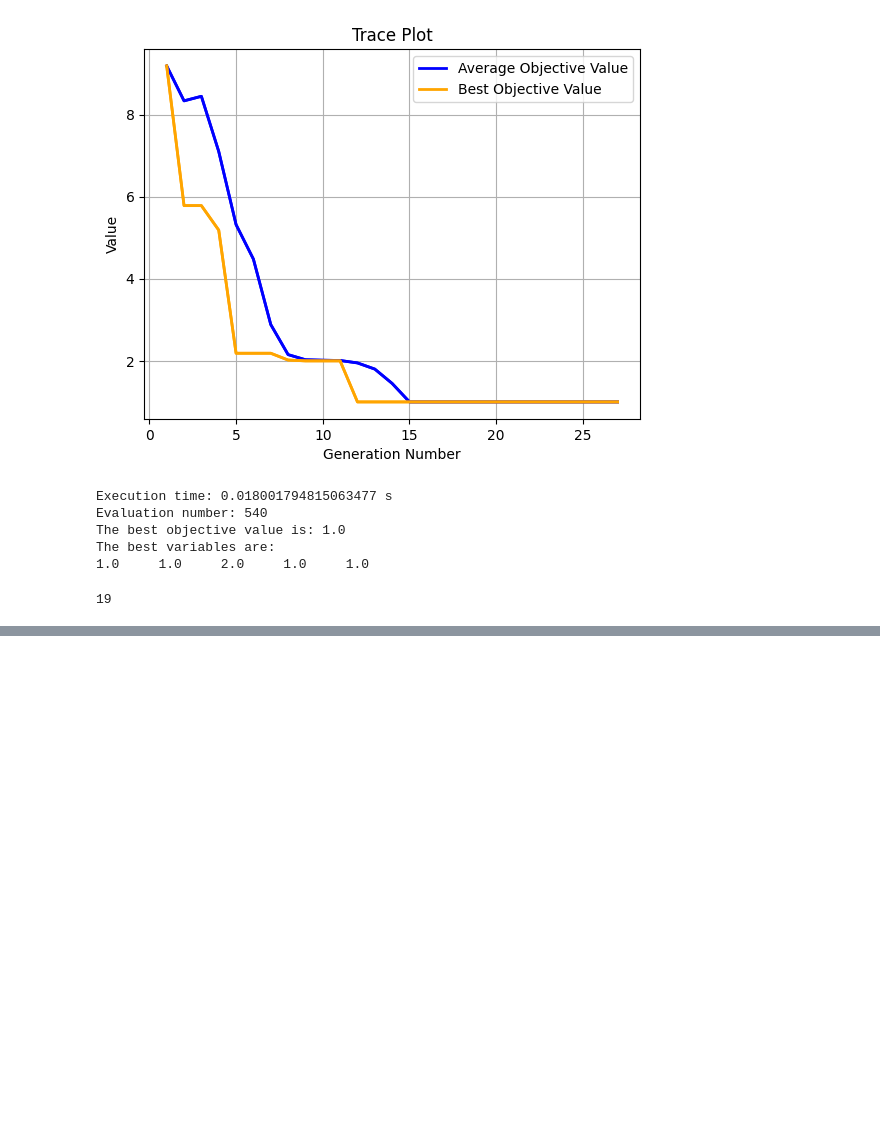
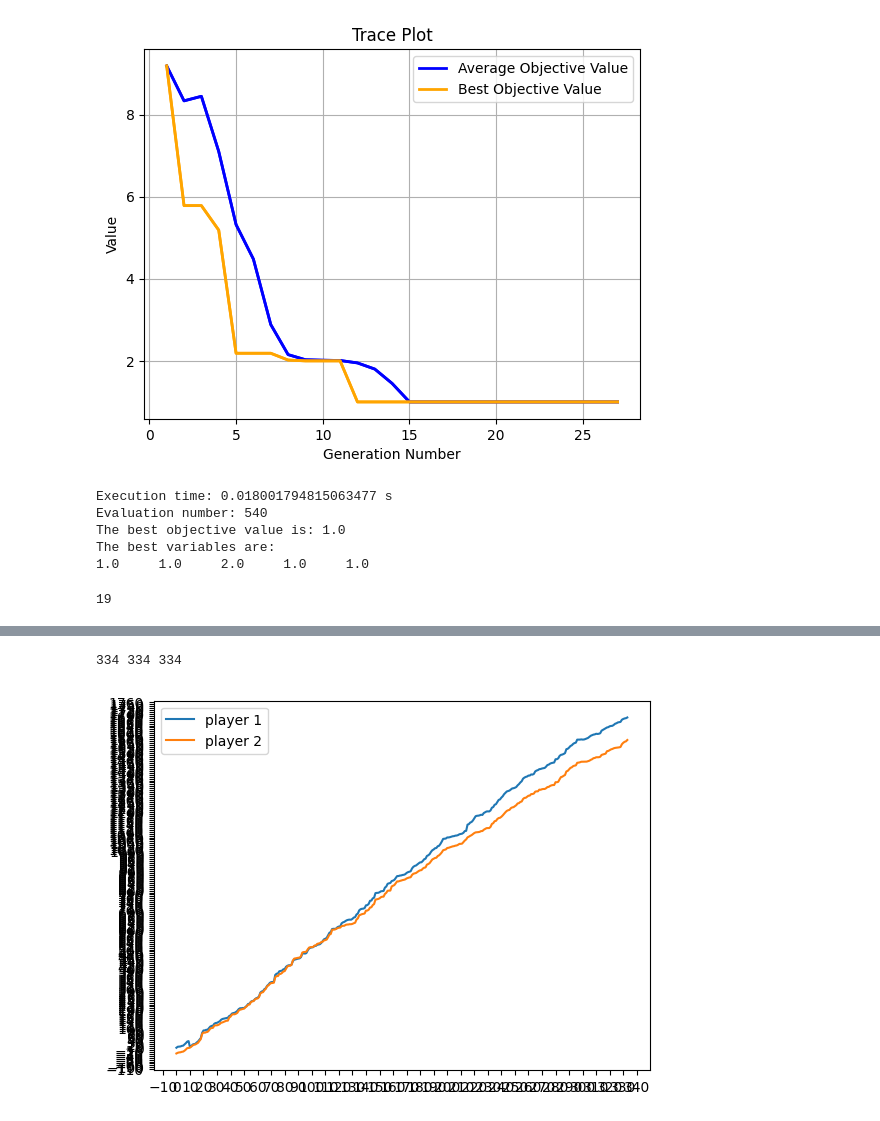
Before and after one commit to junqi1121/MCM-ICM, a Jupyter notebook: test-ljq.ipynb, the cells around one changed output, grey strips where cells are left out. Drawn from its saved outputs; the diff is of its cells as text; code cells hidden in the pictures; blank space fills up the shorter version.

```diff
--- a/test-ljq.ipynb
+++ b/test-ljq.ipynb
@@ -865,12 +865,12 @@ print('double_fault',best_x[10])
 print('unf_err',best_x[11])
 print('get_ace',best_x[12])
 print('return_duce',best_x[13])
-best_x[14] = 0.2746736238
+# best_x[14] = 0.2746736238
 print('get_ad',best_x[14])
-best_x[15] = -0.1003472637
+# best_x[15] = -0.03003472637
 print('run_distance',best_x[15])
 print('hit_num',best_x[16])
-best_x[17],best_x[18] = best_x[18],best_x[17]
+# best_x[17],best_x[18] = best_x[18],best_x[17]
 print('on_net',best_x[17])
 print('on_net_success',best_x[18])
 # %% [output]
@@ -899,0 +900,13 @@ print(sum(best_x))
+# %%
+# 计算每个两个运动员point下的动量
+momentum_1 = np.zeros(len(final_match))
+momentum_2 = np.zeros(len(final_match))
+
+for i in range(len(final_match)):
+    # 上方计算出来的权重，求和并相加
+    momentum_1[i] = best_x[0]*one_serve_win_1[i] + best_x[1]*one_serve_back_1[i] + best_x[2]*one_serve_success_1[i] + best_x[3]*two_serve_win_1[i] + best_x[4]*two_serve_back_1[i] + best_x[5]*break_pt_1[i] + best_x[6]*break_pt_won_1[i] + best_x[7]*continuous_win_1[i] + best_x[8]*avg_mph_1[i] + best_x[9]*max_mph_1[i] + best_x[10]*double_fault_1[i] + best_x[11]*unf_err_1[i] + best_x[12]*get_ace_1[i] + best_x[13]*return_duce_1[i] + best_x[14]*get_ad_1[i] + best_x[15]*run_distance_1[i] + best_x[16]*hit_num_1[i] + best_x[17]*on_net_1[i] + best_x[18]*on_net_success_1[i]
+
+    momentum_2[i] = best_x[0]*one_serve_win_2[i] + best_x[1]*one_serve_back_2[i] + best_x[2]*one_serve_success_2[i] + best_x[3]*two_serve_win_2[i] + best_x[4]*two_serve_back_2[i] + best_x[5]*break_pt_2[i] + best_x[6]*break_pt_won_2[i] + best_x[7]*continuous_win_2[i] + best_x[8]*avg_mph_2[i] + best_x[9]*max_mph_2[i] + best_x[10]*double_fault_2[i] + best_x[11]*unf_err_2[i] + best_x[12]*get_ace_2[i] + best_x[13]*return_duce_2[i] + best_x[14]*get_ad_2[i] + best_x[15]*run_distance_2[i] + best_x[16]*hit_num_2[i] + best_x[17]*on_net_2[i] + best_x[18]*on_net_success_2[i]
+
+print(momentum_1)
+print(momentum_2)
@@ -899,0 +931,21 @@ print(sum(best_x))
+# %%
+get_point = final_match[:, category['point_victor']]
+print(len(get_point),len(momentum_1),len(momentum_2))
+# %% [output]
+334 334 334
+# %%
+# 在同一个坐标系下画出两个运动员的动量变化
+import matplotlib.pyplot as plt
+import numpy as np
+import matplotlib.pyplot as plt
+import matplotlib.ticker as ticker
+
+fig, ax = plt.subplots()
+ax.plot(momentum_1, label='player 1')
+ax.plot(momentum_2, label='player 2')
+ax.xaxis.set_major_locator(ticker.MultipleLocator(10))
+ax.yaxis.set_major_locator(ticker.MultipleLocator(10))
+plt.legend()
+plt.show()
+# %% [output]
+[figure, added]
```
Also changed, not shown: parts of 4 cells of this notebook.
